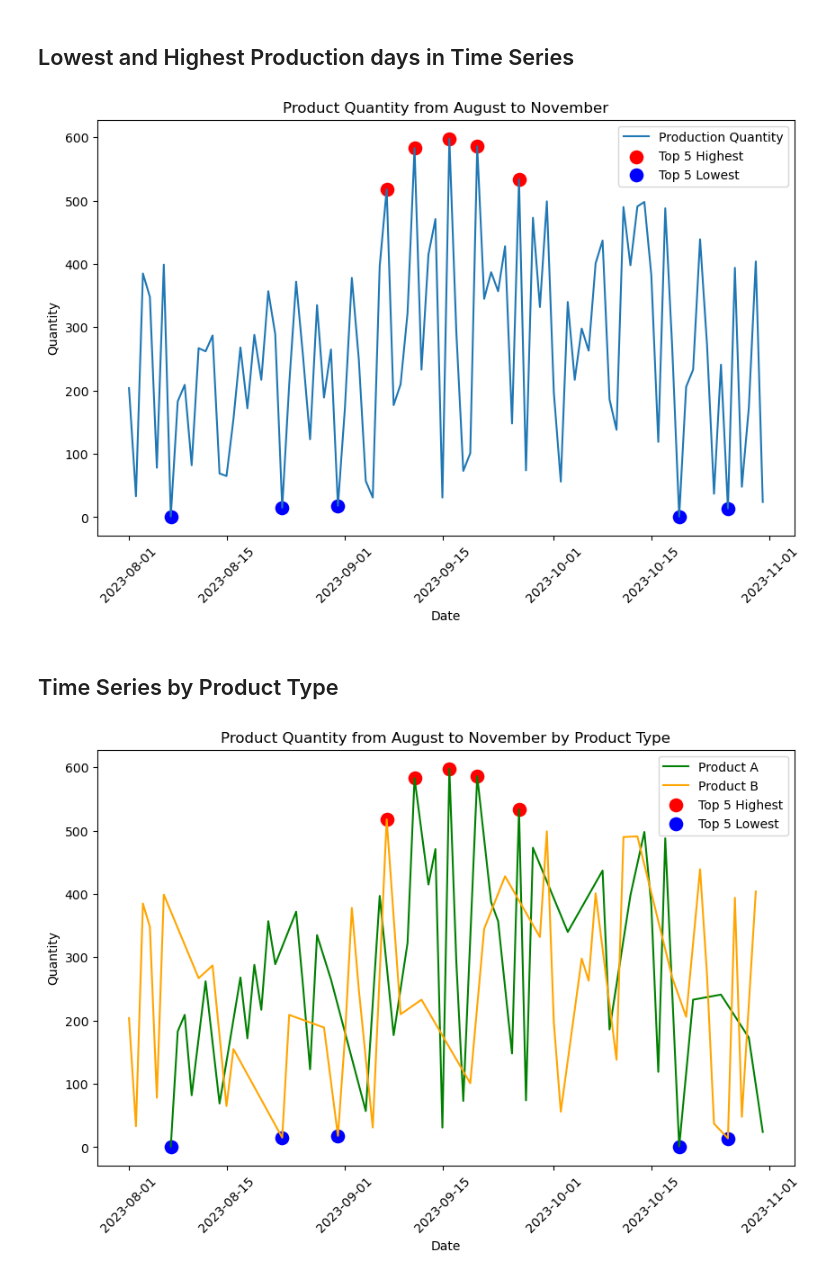
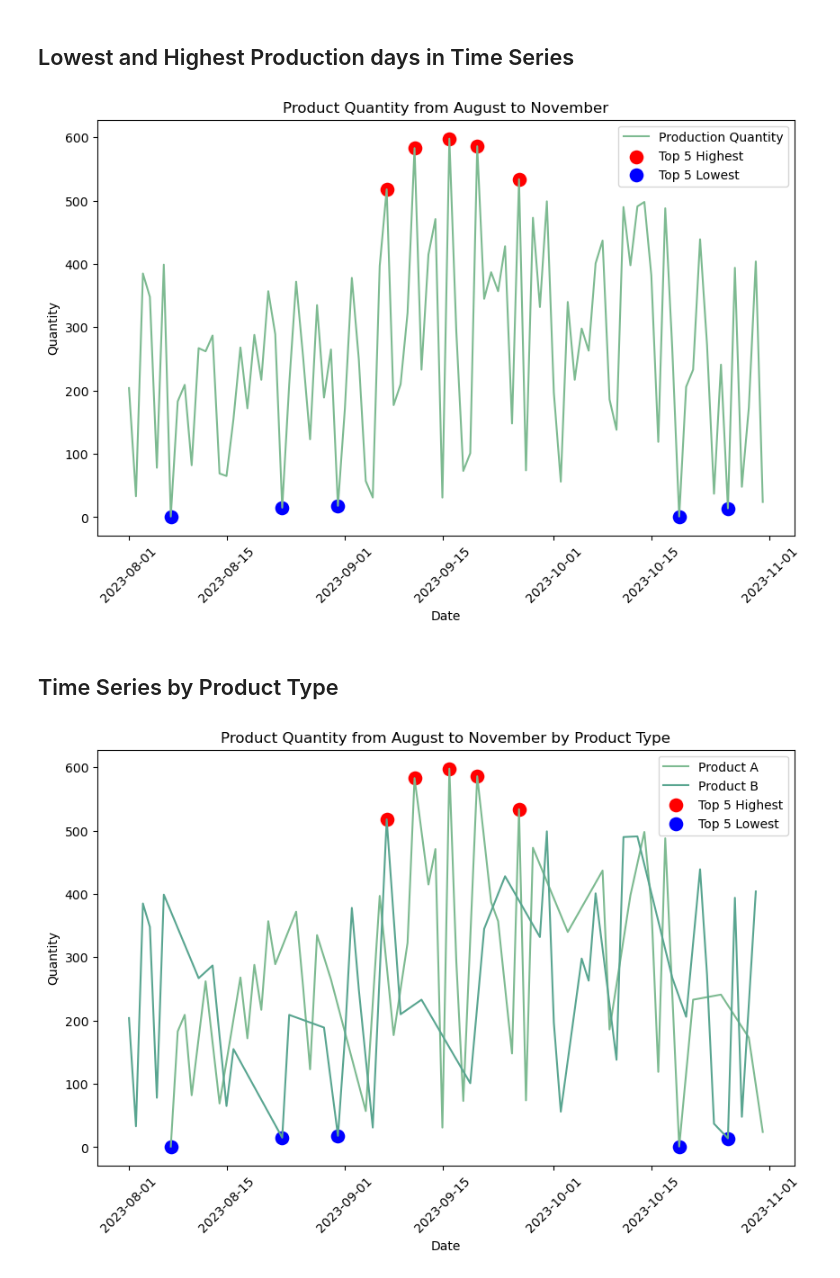
Before and after one commit to elenajusto/production-data-assessment, a Jupyter notebook: main.ipynb, the cells around one changed output. Saved outputs shown, nothing was run; the diff lists cells and outputs as text; code cells hidden in the pictures.

Commit message:
Configured colour scheme of plots

```diff
--- a/main.ipynb
+++ b/main.ipynb
@@ -229,6 +229,9 @@ print(lowest_production)
 30 2023-08-31  Product B        18
 # %% [markdown]
 <h1>Visualisations</h1>
+# %%
+# Set Seaborn palette here so it is consistent across all visualisations
+sns.set_palette("crest")
 # %% [markdown]
 <h2>Lowest and Highest Production days in Time Series</h2>
 # %%
@@ -251,30 +254,30 @@ plt.legend()
 # Display plot
 plt.show()
 # %% [output]
-[figure, old version]
+[figure, new version]
 # %% [markdown]
 <h2>Time Series by Product Type</h2>
 # %%
 # Product data
 productA = df_combined[df_combined['Product'] == 'Product A']
 productB = df_combined[df_combined['Product'] == 'Product B']
 
 # Resizing plot
 plt.figure(figsize=(10, 6))
-sns.lineplot(data=productA, x='Date', y='Quantity', color='Green', label='Product A')
-sns.lineplot(data=productB, x='Date', y='Quantity', color='Orange', label='Product B')
+sns.lineplot(data=productA, x='Date', y='Quantity', label='Product A')
+sns.lineplot(data=productB, x='Date', y='Quantity', label='Product B')
 
 # Overlays two scatter plots that has our highest and lowest data from earlier onto our time series plot from earlier
 # Adding scatter plots to highlight the highest and lowest production days
 sns.scatterplot(data=highest_production, x='Date', y='Quantity', color='red', label='Top 5 Highest', s=150)
 sns.scatterplot(data=lowest_production, x='Date', y='Quantity', color='blue', label='Top 5 Lowest', s=150)
 
 # Plot characteristics
 plt.title('Product Quantity from August to November by Product Type')
 plt.xticks(rotation=45)
 plt.legend()
 
 # Display plot
 plt.show()
 # %% [output]
-[figure, old version]
+[figure, new version]
```
Also changed, not shown: parts of 2 cells of this notebook, 1 other file.
